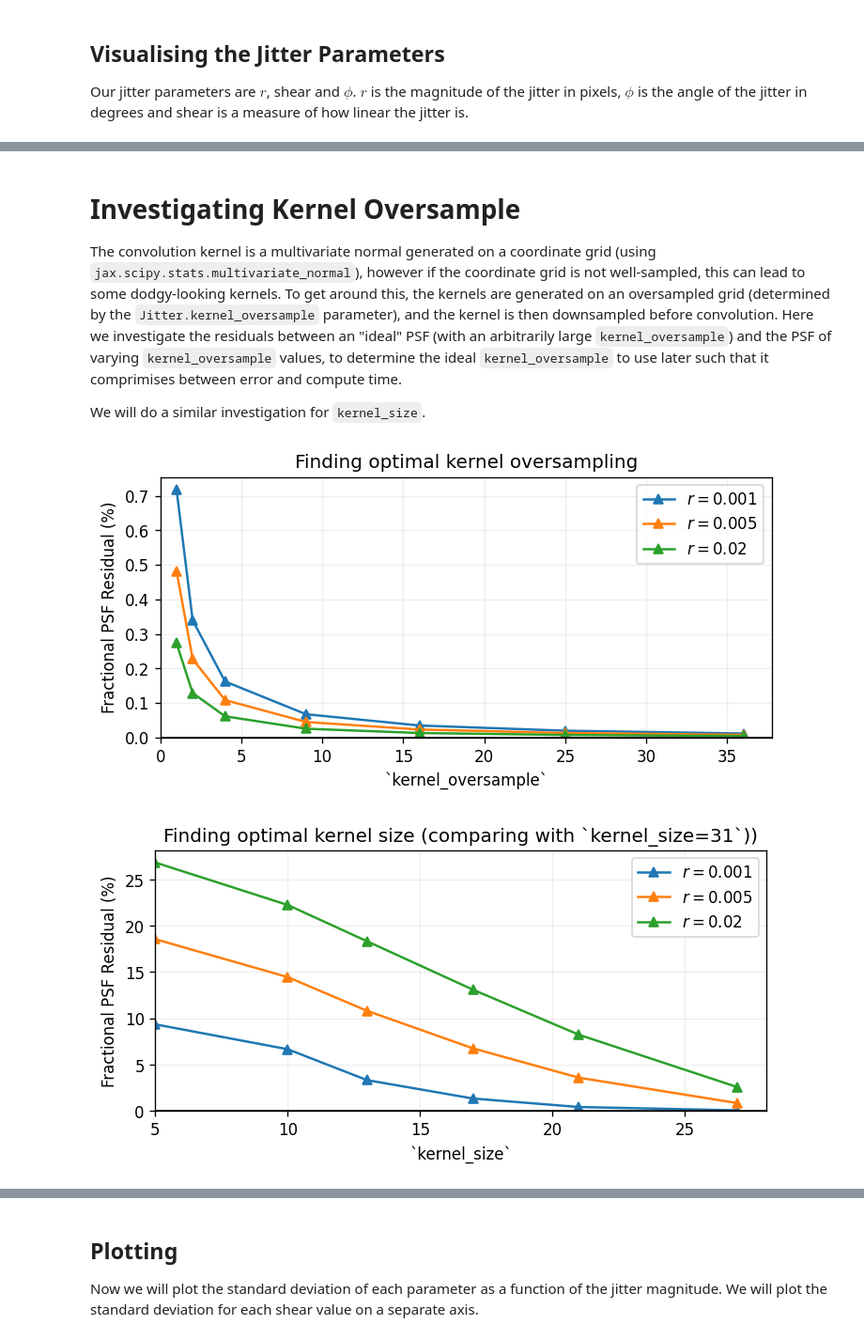
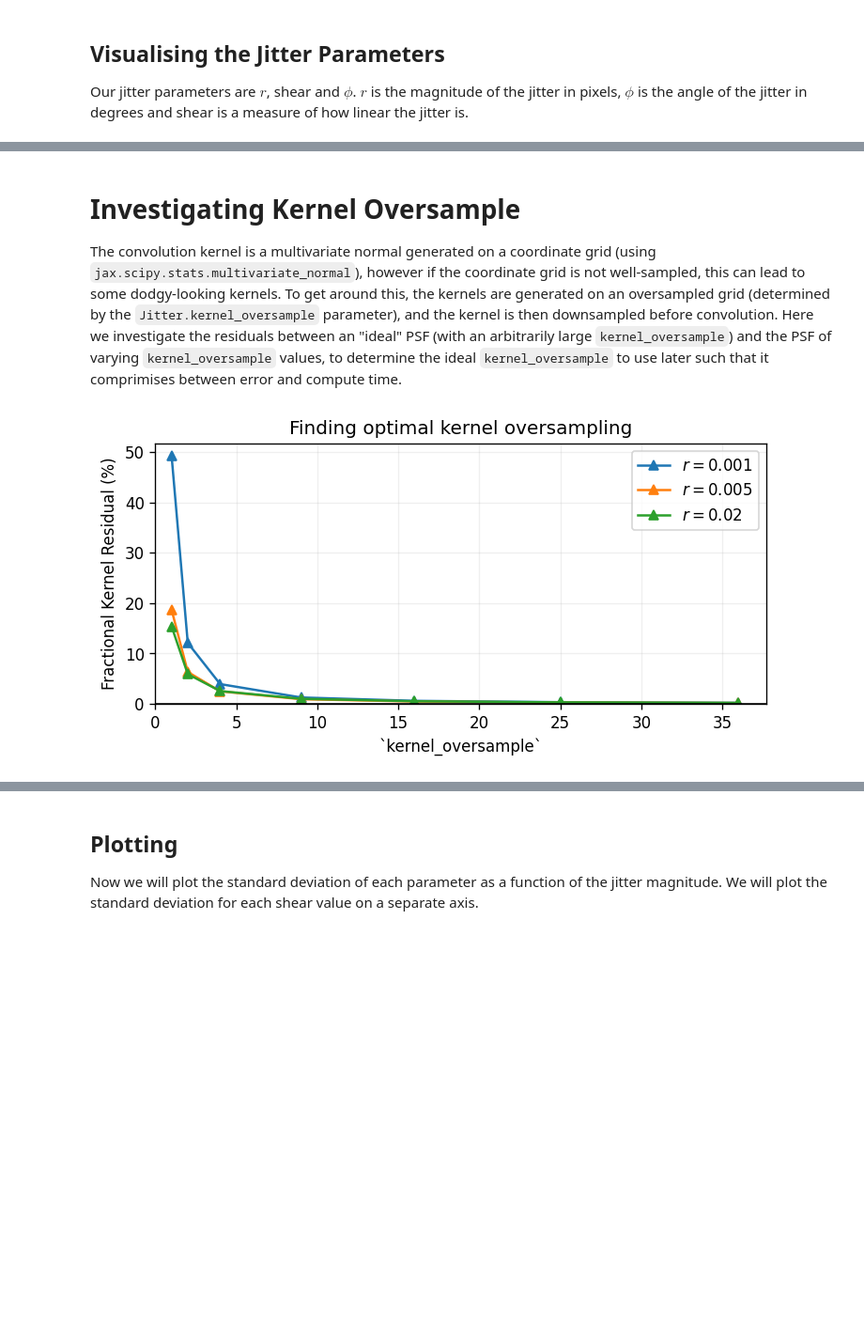
Before and after one commit to maxecharles/toliman-phd, a Jupyter notebook: notebooks/jitter_fisher.ipynb, the cells around one changed output, grey strips where cells are left out. Shown at 94% size. Cells and saved outputs as stored; diff of their text form; code cells hidden in the pictures; blank space fills up the shorter version.

```diff
--- a/notebooks/jitter_fisher.ipynb
+++ b/notebooks/jitter_fisher.ipynb
@@ -81,8 +83,6 @@ show_jitter_example(telescope, 0.5, 0.8, 45)
 # %% [markdown]
 # Investigating Kernel Oversample
 The convolution kernel is a multivariate normal generated on a coordinate grid (using `jax.scipy.stats.multivariate_normal`), however if the coordinate grid is not well-sampled, this can lead to some dodgy-looking kernels. To get around this, the kernels are generated on an oversampled grid (determined by the `Jitter.kernel_oversample` parameter), and the kernel is then downsampled before convolution. Here we investigate the residuals between an "ideal" PSF (with an arbitrarily large `kernel_oversample`) and the PSF of varying `kernel_oversample` values, to determine the ideal `kernel_oversample` to use later such that it comprimises between error and compute time.
-
-We will do a similar investigation for `kernel_size`.
 # %%
 mags = np.array([0.001, 0.005, 0.02])  # magnitude (r) values to investigate
 ko_resss = []
@@ -90,64 +90,31 @@ kos = np.array([1, 2, 4, 9, 16, 25, 36])
 
 for mag in mags:
     tel = telescope.set(["Jitter.r", "Jitter.kernel_oversample"], [mag, 100])
-    ideal = tel.model()
+    ideal = tel.Jitter.generate_kernel(det_pscale)
     ress = []
 
     for ko in kos:
         tel = tel.set("Jitter.kernel_oversample", ko)
-        res = np.abs(tel.model() - ideal).sum()
+        res = np.abs(tel.Jitter.generate_kernel(det_pscale) - ideal).sum()
         ress.append(res)
 
     ress = 100 * np.array(ress) / ideal.sum()
     ko_resss.append(ress)
-# %%
-ks_resss = []
-kss = np.array([5, 10, 13, 17, 21, 27])
-
-for mag in mags:
-    tel = telescope.set(["Jitter.r", "Jitter.kernel_size"], [mag, 31])
-    ideal = tel.model()
-    ress = []
-
-    for ks in kss:
-        tel = tel.set("Jitter.kernel_size", ks)
-        res = np.abs(tel.model() - ideal).sum()
-        ress.append(res)
-
-    ress = 100 * np.array(ress) / ideal.sum()
-    ks_resss.append(ress)
 # %%
 # kernel oversample
 fig, ax = plt.subplots(figsize=(7,3))
 for mag, ress in zip(mags, ko_resss):
     ax.plot(kos, ress, marker='^', label=f'$r={mag}$')
 ax.axhline(0, color='k')
 ax.set(
     xlabel='`kernel_oversample`',
-    ylabel='Fractional PSF Residual (%)',
+    ylabel='Fractional Kernel Residual (%)',
     xlim=(0, None),
     ylim=(0, None),
     title='Finding optimal kernel oversampling'
 )
 ax.grid(alpha=0.2)
 ax.legend()
 plt.show()
-
-# kernel size
-fig, ax = plt.subplots(figsize=(7,3))
-for mag, ress in zip(mags, ks_resss):
-    ax.plot(kss, ress, marker='^', label=f'$r={mag}$')
-ax.axhline(0, color='k')
-ax.set(
-    xlabel='`kernel_size`',
-    ylabel='Fractional PSF Residual (%)',
-    xlim=(5, None),
-    ylim=(0, None),
-    title='Finding optimal kernel size (comparing with `kernel_size=31`))'
-)
-ax.grid(alpha=0.2)
-ax.legend()
-plt.show()
 # %% [output]
-[figure, old version]
+[figure, new version]
-[figure, removed]
```
Also changed, not shown: parts of 10 cells of this notebook, 7 other files.
